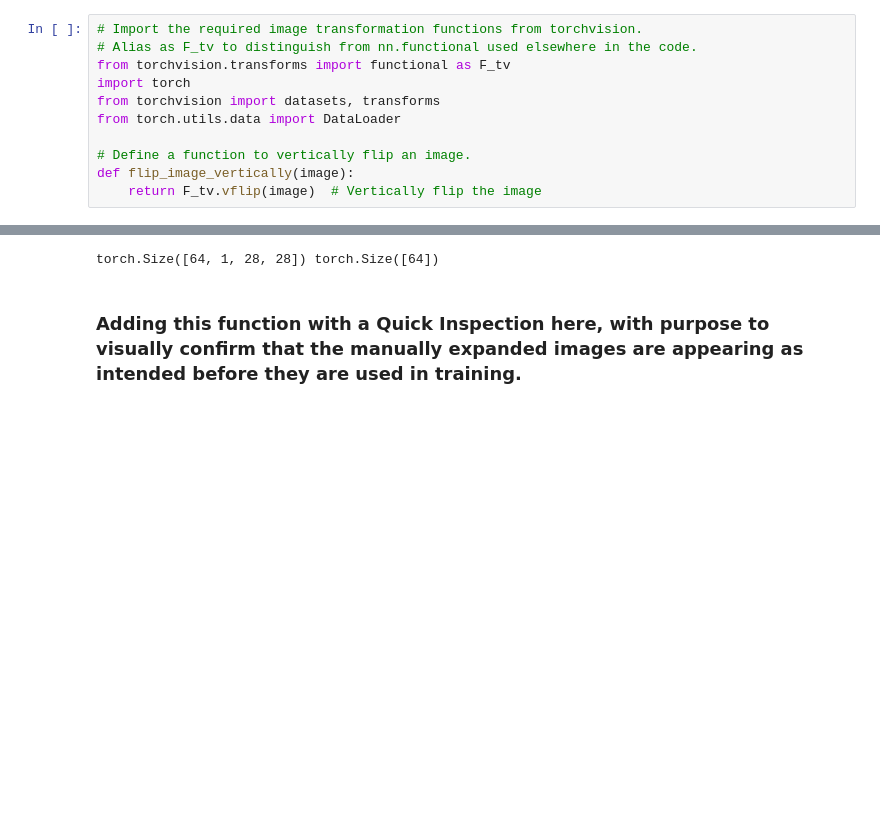
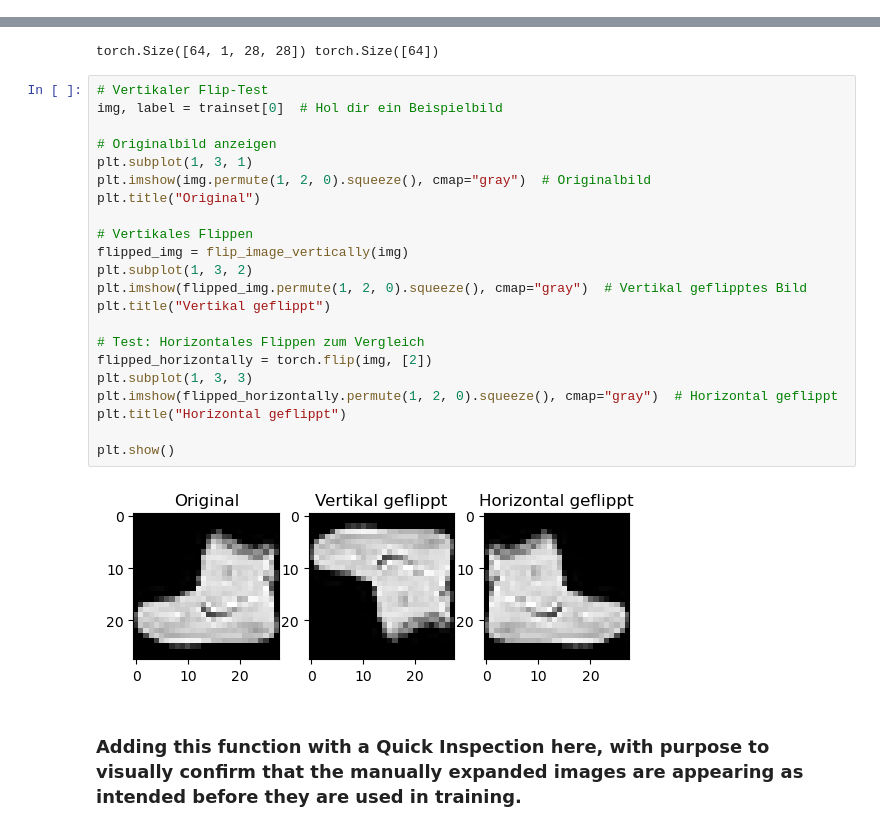
Before and after one commit to nitesis/AICP-M02, a Jupyter notebook: AICP_M02_F.ipynb, the cells around one changed output, grey strips where cells are left out. Saved outputs shown, nothing was run; the diff lists cells and outputs as text; blank space fills up the shorter version.

```diff
--- a/AICP_M02_F.ipynb
+++ b/AICP_M02_F.ipynb
@@ -77,11 +66,0 @@ def shift_image(image, shift_x, shift_y):
-# %%
-# Import the required image transformation functions from torchvision.
-# Alias as F_tv to distinguish from nn.functional used elsewhere in the code.
-from torchvision.transforms import functional as F_tv
-import torch
-from torchvision import datasets, transforms
-from torch.utils.data import DataLoader
-
-# Define a function to vertically flip an image.
-def flip_image_vertically(image):
-    return F_tv.vflip(image)  # Vertically flip the image
@@ -150,5 +126,29 @@ for el in expanded_loader: # Use expanded_loader instead of trainloader
   break
 # %% [output]
 torch.Size([64, 1, 28, 28]) torch.Size([64])
+# %%
+# Vertikaler Flip-Test
+img, label = trainset[0]  # Hol dir ein Beispielbild
+
+# Originalbild anzeigen
+plt.subplot(1, 3, 1)
+plt.imshow(img.permute(1, 2, 0).squeeze(), cmap="gray")  # Originalbild
+plt.title("Original")
+
+# Vertikales Flippen
+flipped_img = flip_image_vertically(img)
+plt.subplot(1, 3, 2)
+plt.imshow(flipped_img.permute(1, 2, 0).squeeze(), cmap="gray")  # Vertikal geflipptes Bild
+plt.title("Vertikal geflippt")
+
+# Test: Horizontales Flippen zum Vergleich
+flipped_horizontally = torch.flip(img, [2])
+plt.subplot(1, 3, 3)
+plt.imshow(flipped_horizontally.permute(1, 2, 0).squeeze(), cmap="gray")  # Horizontal geflippt
+plt.title("Horizontal geflippt")
+
+plt.show()
+# %% [output]
+[figure, added]
 # %% [markdown]
 ### Adding this function with a Quick Inspection here, with purpose to visually confirm that the manually expanded images are appearing as intended before they are used in training.
```
Also changed, not shown: parts of 13 cells of this notebook, 10 other files.
